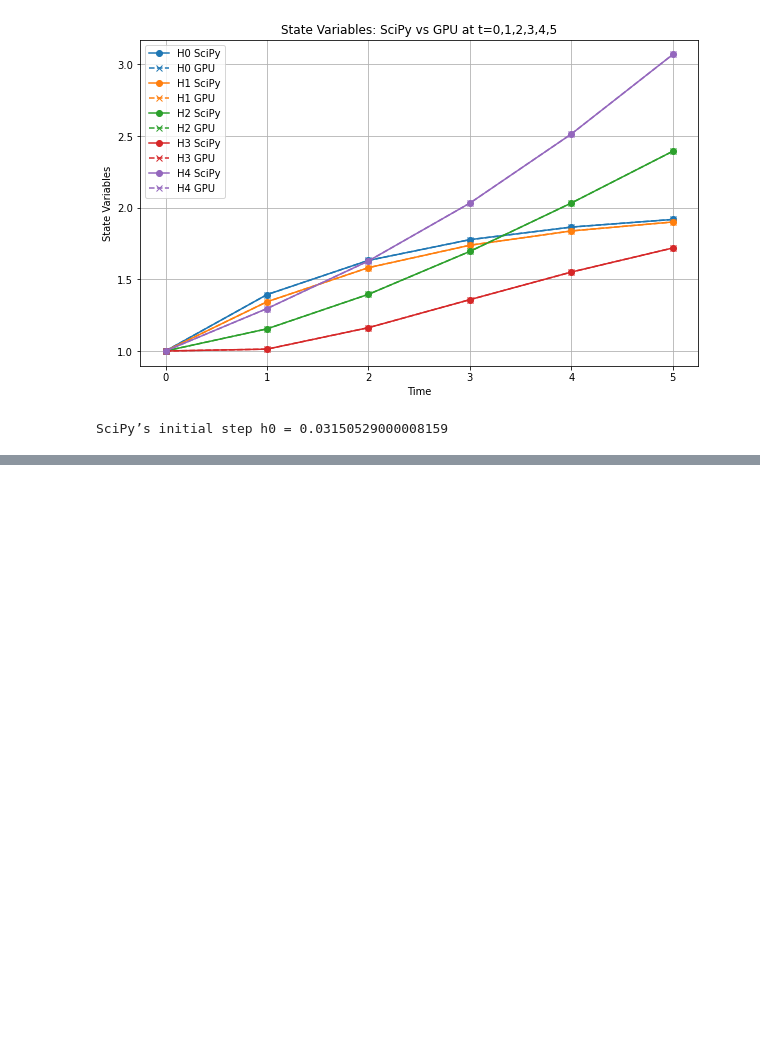
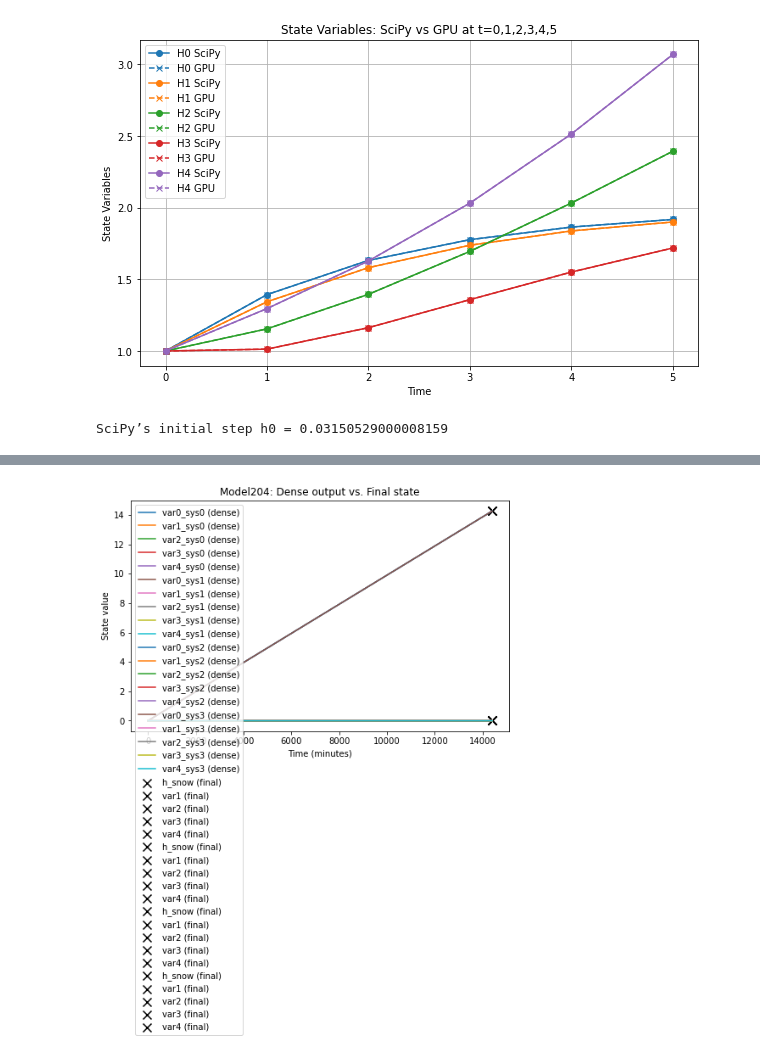
Before and after one commit to PrincetonUniversity/Tiger_HLM_GPU, a Jupyter notebook: src/model_dummy_python.ipynb, the cells around one changed output, grey strips where cells are left out. Saved outputs shown, nothing was run; the diff lists cells and outputs as text; code cells hidden in the pictures; blank space fills up the shorter version.

```diff
--- a/src/model_dummy_python.ipynb
+++ b/src/model_dummy_python.ipynb
@@ -395,0 +908,39 @@ SciPy’s initial step h0 = 0.03150529000008159
+# %%
+import pandas as pd
+import matplotlib.pyplot as plt
+
+# Load the CSV files
+dense_df = pd.read_csv('dense_204.csv')
+final_df = pd.read_csv('final_204.csv')
+
+time = dense_df["time"]
+
+plt.figure(figsize=(8, 5))
+
+# 1) Plot dense time series
+for col in dense_df.columns:
+    if col == "time":
+        continue
+    plt.plot(time, dense_df[col], label=f"{col} (dense)")
+
+# 2) Overlay final state as black crosses at t_last
+t_last = time.iloc[-1]
+for col in dense_df.columns:
+    if col == "time":
+        continue
+    # extract component index from "var0_sys0" etc.
+    comp = int(col.split('_')[0][3:])
+    final_col = "h_snow" if comp == 0 else f"var{comp}"
+    final_val = final_df[final_col].iloc[0]
+    plt.scatter([t_last], [final_val],
+                marker='x', s=100, color='black',
+                label=f"{final_col} (final)")
+
+plt.xlabel("Time (minutes)")
+plt.ylabel("State value")
+plt.title("Model204: Dense output vs. Final state")
+plt.legend()
+plt.tight_layout()
+plt.show()
+# %% [output]
+[figure, added]
```
Also changed, not shown: parts of 8 cells of this notebook, 16 other files.
